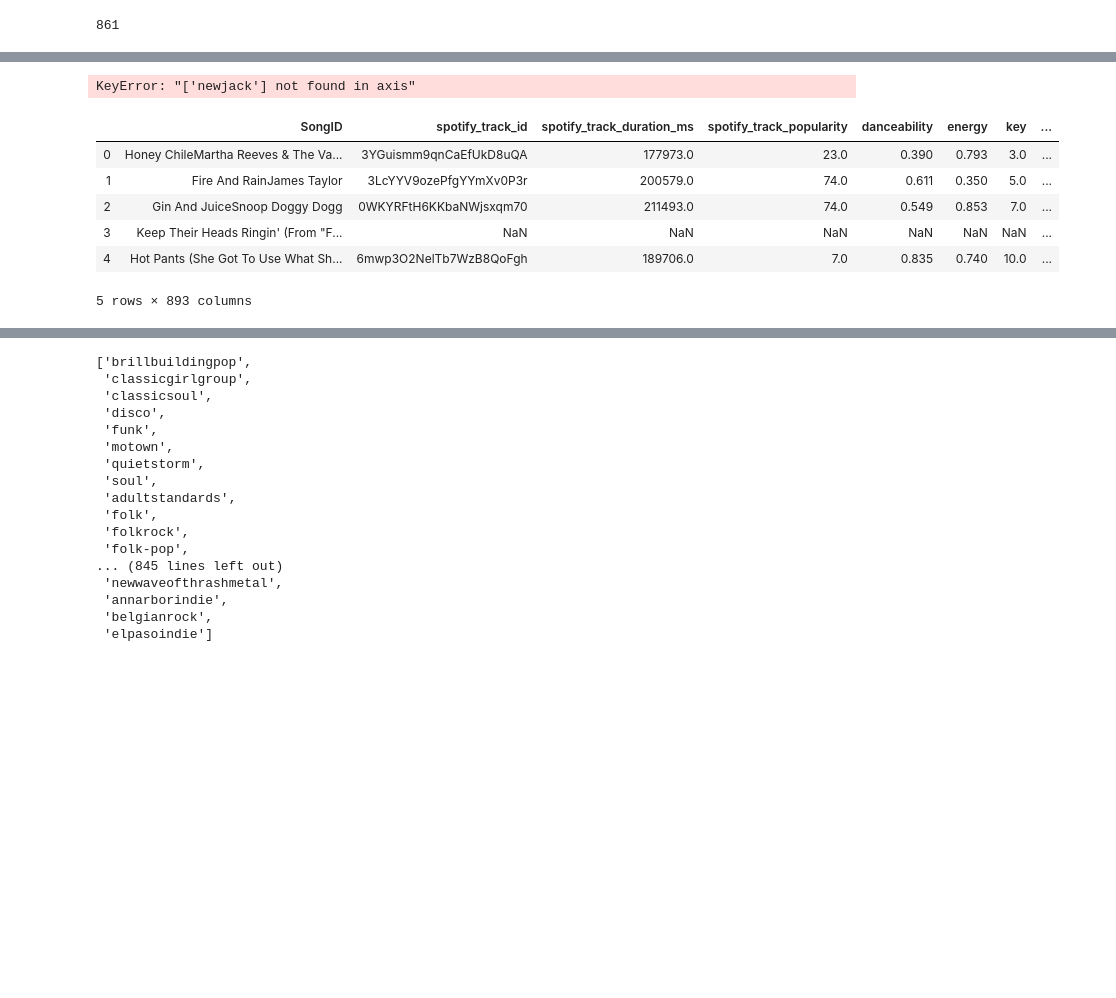
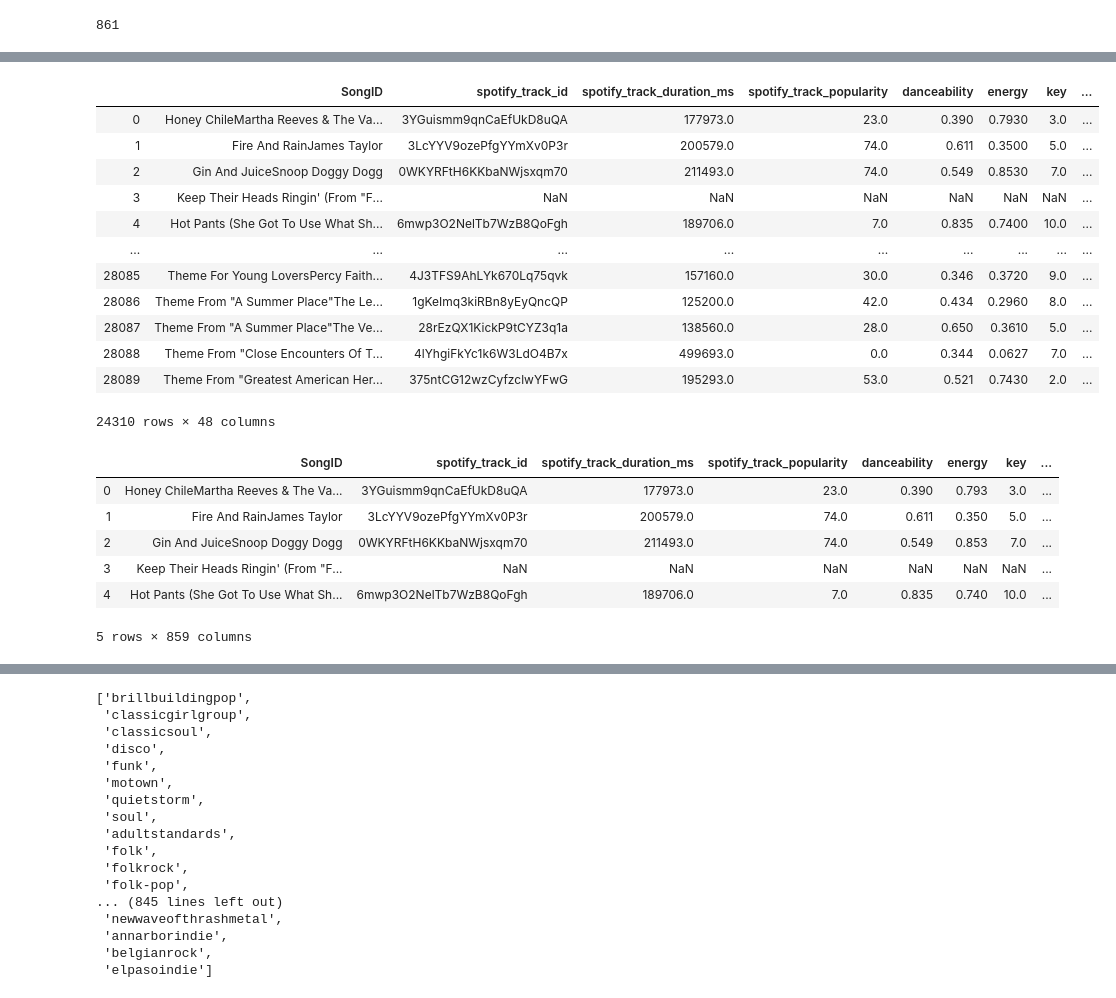
Before and after one commit to Ioana-P/Spotify_Billboard_prediction, a Jupyter notebook: eda1.ipynb, the cells around one changed output, grey strips where cells are left out. Saved outputs shown, nothing was run; the diff lists cells and outputs as text; code cells hidden in the pictures; blank space fills up the shorter version.

Commit message:
genres done

```diff
--- a/eda1.ipynb
+++ b/eda1.ipynb
@@ -168,0 +128,40 @@ len(unigen)
+# %%
+rock=['rock','punk','jamband','grunge']
+hip_hop=["hiphop",'crunk','newjack']
+rap=['rap','gfunk','drill','grime']
+blues=['blues']
+jazz=['jazz','ragtime','bossanova','bebop','swing','dixieland','contrabass']
+r_n_b=['r&b','soul',"motown",'gospel','funk']
+metal=['metal','hardcore','core','thrash']
+country=['country','nashville','bluegrass','western','stompandholler','honkytonk']
+pop=['pop','boyband','girlgroup','surf']
+indie=['indie','neomellow','shoegaze',"singer-songwriter"]
+classical=['classical','orchestral','stringquartet','ballet','ensemble','ballroom','choir','romanticera','military','band','baroque','viola','cello',
+'orchestra','renaissance','opera']
+oldies=['oldies','adultstandard']
+latin=['latin','chunchaca','grupera','banda','dominican','champeta','cumbia','mexic','cuba','salsa','venezolano','brazil','marimba','rumba','tango']
+arabic=['arabic','arab','ghazal','nasheed','dabke']
+indian=['indian','bollywood','sitar']
+eastern_european=['easterneuropean',]
+carribean=['carribean','mambo','calypso']
+african=['african','afrobeat','afro']
+edm=['edm','downtempo','house','techno','electro','garage','jungle','trance','tronica','drumandbass','dnb','deepliquidbass','drillandbass',
+'bassline','bigroom','skyroom','deepflow','bass']
+japanese=['japanese','j-']
+korean=['korean','k-']
+idm=['idm','ambient','chill','trip']
+folk=['folk','americana']
+soundtrack=['soundtrack','movie','anime','videogame','broadway','westend','disney','theme']
+children=['children','kinder','enfants','nursery','infantil','lullaby']
+religious=['religious','chant','praise','ccm','worship','christian','spiritual','islam','anglican','cristiano','gaze']
+celtic=['celtic','irish']
+white_noise=['whitenoise','atmosphere']
+alternative=['alternative','downshift','emo']
+disco=['disco']
+reggae=['reggae','dub','ska','soca','ragga','dancehall']
+meditation=['meditation','chakra']
+comedy=['comedy']
+avant_garde=['lo-fi']
+world=['world']
+
+broad_genres = [rock,hip_hop,rap,blues,jazz,r_n_b,metal,country,pop,indie,classical,oldies,latin,arabic,indian,eastern_european,carribean, african,edm,japanese,korean,idm,folk,soundtrack,children,religious,celtic,white_noise,alternative,disco,reggae,meditation,comedy,avant_garde,world]
@@ -169,2 +255,2 @@ len(unigen)
 # %%
-broad_g, drop_list = lib.get_many_genres(tdf, broad_genres, unigen)
+tdf_final = lib.classify_genres_NARROW(tdf, broad_genres, unigen=unigen)
@@ -218,4 +256,0 @@ if 'newjack' in tdf2.columns:
-# %%
-tdf2.drop(columns=['newjack', 'motown'], inplace=False)
-# %% [output]
-KeyError: "['newjack'] not found in axis"
@@ -222,5 +259,21 @@ KeyError: "['newjack'] not found in axis"
+# %%
+tdf_final
+# %% [output]
+|  | SongID | spotify_track_id | spotify_track_duration_ms | spotify_track_popularity | danceability | energy | key | ... |
+| 0 | Honey ChileMartha Reeves & The Va... | 3YGuismm9qnCaEfUkD8uQA | 177973.0 | 23.0 | 0.390 | 0.7930 | 3.0 | ... |
+| 1 | Fire And RainJames Taylor | 3LcYYV9ozePfgYYmXv0P3r | 200579.0 | 74.0 | 0.611 | 0.3500 | 5.0 | ... |
+| 2 | Gin And JuiceSnoop Doggy Dogg | 0WKYRFtH6KKbaNWjsxqm70 | 211493.0 | 74.0 | 0.549 | 0.8530 | 7.0 | ... |
+| 3 | Keep Their Heads Ringin' (From "F... | NaN | NaN | NaN | NaN | NaN | NaN | ... |
+| 4 | Hot Pants (She Got To Use What Sh... | 6mwp3O2NelTb7WzB8QoFgh | 189706.0 | 7.0 | 0.835 | 0.7400 | 10.0 | ... |
+| ... | ... | ... | ... | ... | ... | ... | ... | ... |
+| 28085 | Theme For Young LoversPercy Faith... | 4J3TFS9AhLYk670Lq75qvk | 157160.0 | 30.0 | 0.346 | 0.3720 | 9.0 | ... |
+| 28086 | Theme From "A Summer Place"The Le... | 1gKeImq3kiRBn8yEyQncQP | 125200.0 | 42.0 | 0.434 | 0.2960 | 8.0 | ... |
+| 28087 | Theme From "A Summer Place"The Ve... | 28rEzQX1KickP9tCYZ3q1a | 138560.0 | 28.0 | 0.650 | 0.3610 | 5.0 | ... |
+| 28088 | Theme From "Close Encounters Of T... | 4lYhgiFkYc1k6W3LdO4B7x | 499693.0 | 0.0 | 0.344 | 0.0627 | 7.0 | ... |
+| 28089 | Theme From "Greatest American Her... | 375ntCG12wzCyfzclwYFwG | 195293.0 | 53.0 | 0.521 | 0.7430 | 2.0 | ... |
+24310 rows × 48 columns
 # %%
-tdf2.head()
+tdf_final2.head()
 # %% [output]
 |  | SongID | spotify_track_id | spotify_track_duration_ms | spotify_track_popularity | danceability | energy | key | ... |
 | 0 | Honey ChileMartha Reeves & The Va... | 3YGuismm9qnCaEfUkD8uQA | 177973.0 | 23.0 | 0.390 | 0.793 | 3.0 | ... |
@@ -228,4 +281,4 @@ tdf2.head()
 | 2 | Gin And JuiceSnoop Doggy Dogg | 0WKYRFtH6KKbaNWjsxqm70 | 211493.0 | 74.0 | 0.549 | 0.853 | 7.0 | ... |
 | 3 | Keep Their Heads Ringin' (From "F... | NaN | NaN | NaN | NaN | NaN | NaN | ... |
 | 4 | Hot Pants (She Got To Use What Sh... | 6mwp3O2NelTb7WzB8QoFgh | 189706.0 | 7.0 | 0.835 | 0.740 | 10.0 | ... |
-5 rows × 893 columns
+5 rows × 859 columns
```
Also changed, not shown: parts of 34 cells of this notebook, 2 other files.
